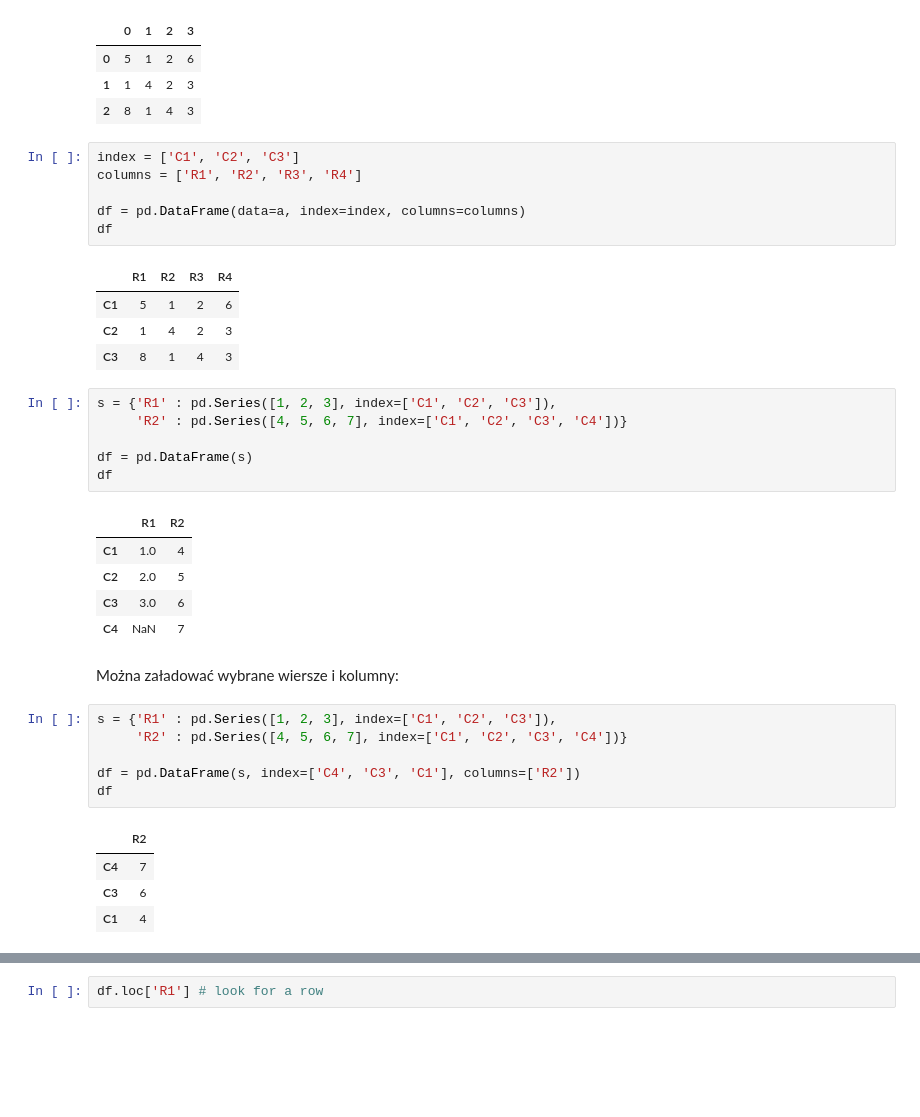
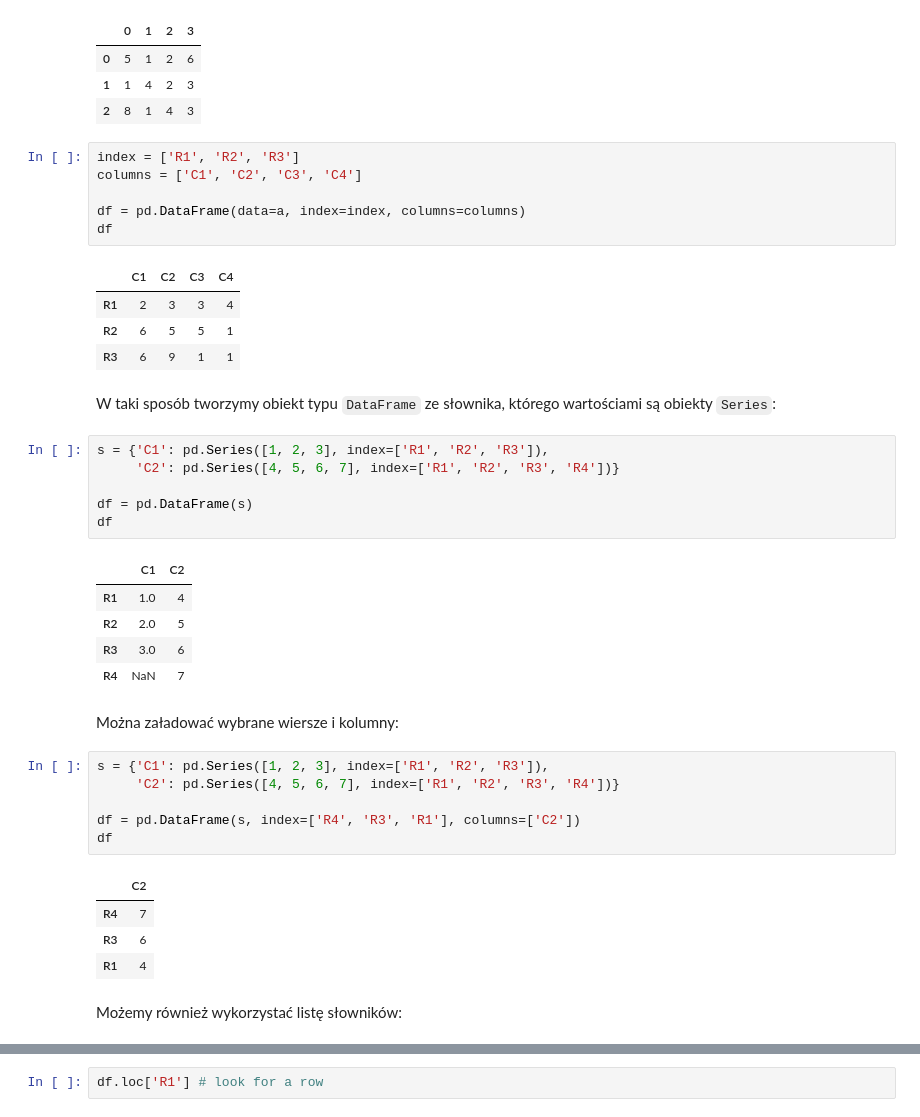
Before and after one commit to trypuz/ai_dla_kazdego, a Jupyter notebook: data_science_dla_kazdego/pandas.ipynb, the cells around one changed output, grey strips where cells are left out. Drawn from its saved outputs; the diff is of its cells as text; blank space fills up the shorter version.

```diff
--- a/data_science_dla_kazdego/pandas.ipynb
+++ b/data_science_dla_kazdego/pandas.ipynb
@@ -170,39 +172,43 @@ df
 | 1 | 1 | 4 | 2 | 3 |
 | 2 | 8 | 1 | 4 | 3 |
 # %%
-index = ['C1', 'C2', 'C3']
-columns = ['R1', 'R2', 'R3', 'R4']
+index = ['R1', 'R2', 'R3']
+columns = ['C1', 'C2', 'C3', 'C4']
 
 df = pd.DataFrame(data=a, index=index, columns=columns)
 df
 # %% [output]
-|  | R1 | R2 | R3 | R4 |
-| C1 | 5 | 1 | 2 | 6 |
-| C2 | 1 | 4 | 2 | 3 |
-| C3 | 8 | 1 | 4 | 3 |
+|  | C1 | C2 | C3 | C4 |
+| R1 | 2 | 3 | 3 | 4 |
+| R2 | 6 | 5 | 5 | 1 |
+| R3 | 6 | 9 | 1 | 1 |
+# %% [markdown]
+W taki sposób tworzymy obiekt typu `DataFrame` ze słownika, którego wartościami są obiekty `Series`:
 # %%
-s = {'R1' : pd.Series([1, 2, 3], index=['C1', 'C2', 'C3']),
-     'R2' : pd.Series([4, 5, 6, 7], index=['C1', 'C2', 'C3', 'C4'])}
+s = {'C1': pd.Series([1, 2, 3], index=['R1', 'R2', 'R3']),
+     'C2': pd.Series([4, 5, 6, 7], index=['R1', 'R2', 'R3', 'R4'])}
 
 df = pd.DataFrame(s)
 df
 # %% [output]
-|  | R1 | R2 |
-| C1 | 1.0 | 4 |
-| C2 | 2.0 | 5 |
-| C3 | 3.0 | 6 |
-| C4 | NaN | 7 |
+|  | C1 | C2 |
+| R1 | 1.0 | 4 |
+| R2 | 2.0 | 5 |
+| R3 | 3.0 | 6 |
+| R4 | NaN | 7 |
 # %% [markdown]
 Można załadować wybrane wiersze i kolumny:
 # %%
-s = {'R1' : pd.Series([1, 2, 3], index=['C1', 'C2', 'C3']),
-     'R2' : pd.Series([4, 5, 6, 7], index=['C1', 'C2', 'C3', 'C4'])}
+s = {'C1': pd.Series([1, 2, 3], index=['R1', 'R2', 'R3']),
+     'C2': pd.Series([4, 5, 6, 7], index=['R1', 'R2', 'R3', 'R4'])}
 
-df = pd.DataFrame(s, index=['C4', 'C3', 'C1'], columns=['R2'])
+df = pd.DataFrame(s, index=['R4', 'R3', 'R1'], columns=['C2'])
 df
 # %% [output]
-|  | R2 |
-| C4 | 7 |
-| C3 | 6 |
-| C1 | 4 |
+|  | C2 |
+| R4 | 7 |
+| R3 | 6 |
+| R1 | 4 |
+# %% [markdown]
+Możemy również wykorzystać listę słowników:
 # %%
```
Also changed, not shown: parts of 17 cells of this notebook.
